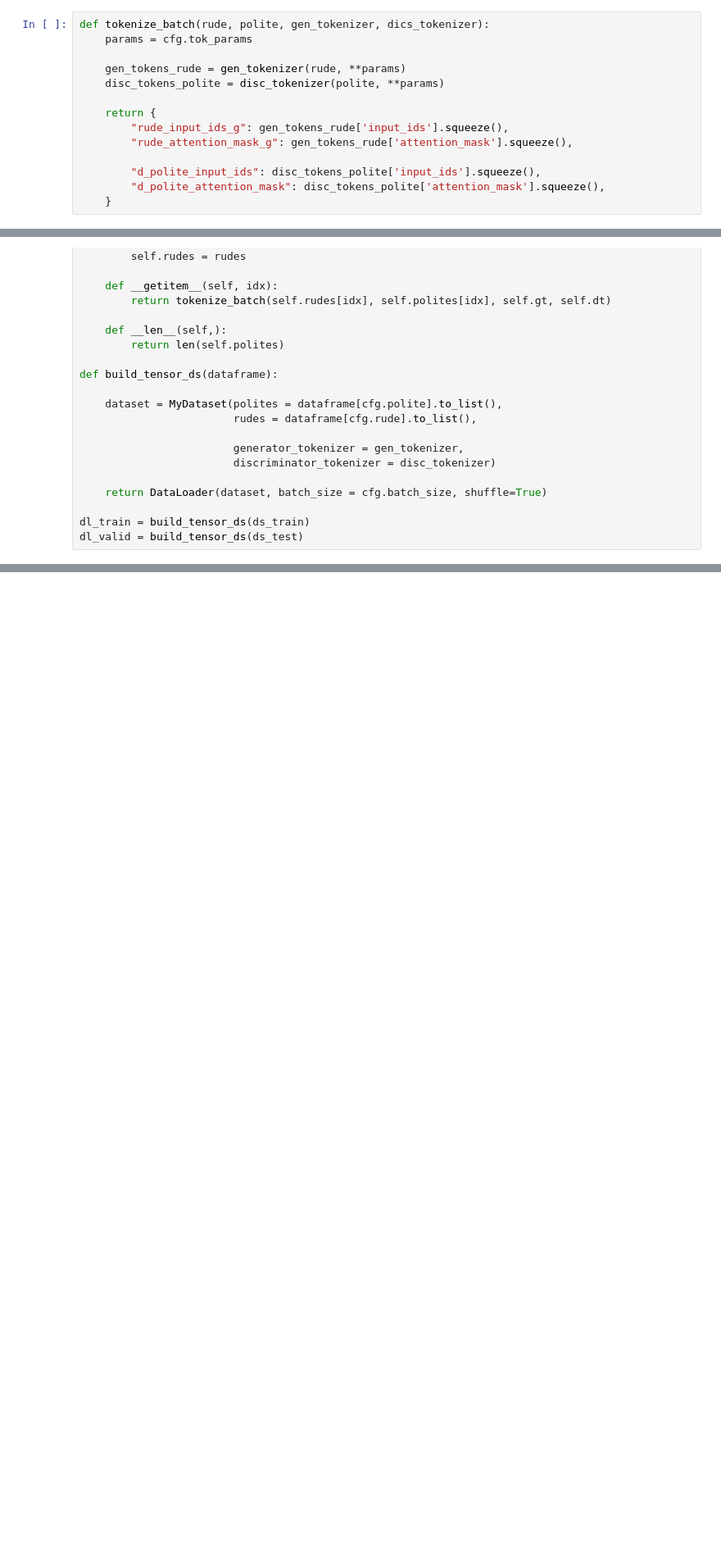
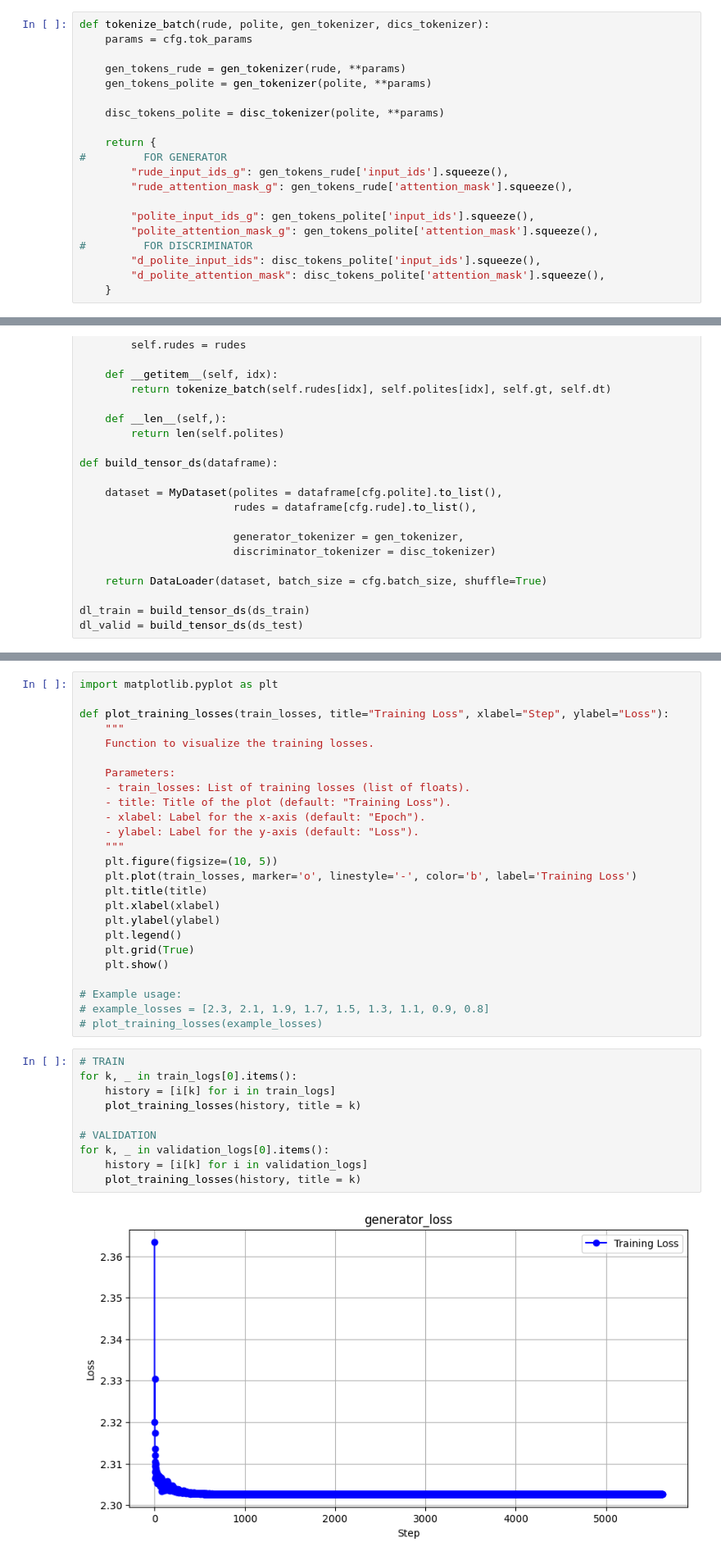
Before and after one commit to goin2crazy/llm-gan, a Jupyter notebook: main.ipynb, the cells around one changed output, grey strips where cells are left out. Shown at 82% size. Saved outputs shown, nothing was run; the diff lists cells and outputs as text; blank space fills up the shorter version.

```diff
--- a/main.ipynb
+++ b/main.ipynb
@@ -61,12 +74,18 @@ def tokenize_batch(rude, polite, gen_tokenizer, dics_tokenizer):
     params = cfg.tok_params
 
     gen_tokens_rude = gen_tokenizer(rude, **params)
+    gen_tokens_polite = gen_tokenizer(polite, **params)
+
     disc_tokens_polite = disc_tokenizer(polite, **params)
 
     return {
+#         FOR GENERATOR
         "rude_input_ids_g": gen_tokens_rude['input_ids'].squeeze(),
         "rude_attention_mask_g": gen_tokens_rude['attention_mask'].squeeze(),
 
+        "polite_input_ids_g": gen_tokens_polite['input_ids'].squeeze(),
+        "polite_attention_mask_g": gen_tokens_polite['attention_mask'].squeeze(),
+#         FOR DISCRIMINATOR
         "d_polite_input_ids": disc_tokens_polite['input_ids'].squeeze(),
         "d_polite_attention_mask": disc_tokens_polite['attention_mask'].squeeze(),
     }
@@ -237,0 +306,37 @@ torch.save({
+# %%
+import matplotlib.pyplot as plt
+
+def plot_training_losses(train_losses, title="Training Loss", xlabel="Step", ylabel="Loss"):
+    """
+    Function to visualize the training losses.
+
+    Parameters:
+    - train_losses: List of training losses (list of floats).
+    - title: Title of the plot (default: "Training Loss").
+    - xlabel: Label for the x-axis (default: "Epoch").
+    - ylabel: Label for the y-axis (default: "Loss").
+    """
+    plt.figure(figsize=(10, 5))
+    plt.plot(train_losses, marker='o', linestyle='-', color='b', label='Training Loss')
+    plt.title(title)
+    plt.xlabel(xlabel)
+    plt.ylabel(ylabel)
+    plt.legend()
+    plt.grid(True)
+    plt.show()
+
+# Example usage:
+# example_losses = [2.3, 2.1, 1.9, 1.7, 1.5, 1.3, 1.1, 0.9, 0.8]
+# plot_training_losses(example_losses)
+# %%
+# TRAIN
+for k, _ in train_logs[0].items():
+    history = [i[k] for i in train_logs]
+    plot_training_losses(history, title = k)
+
+# VALIDATION
+for k, _ in validation_logs[0].items():
+    history = [i[k] for i in validation_logs]
+    plot_training_losses(history, title = k)
+# %% [output]
+[figure, added]
```
Also changed, not shown: parts of 13 cells of this notebook.
